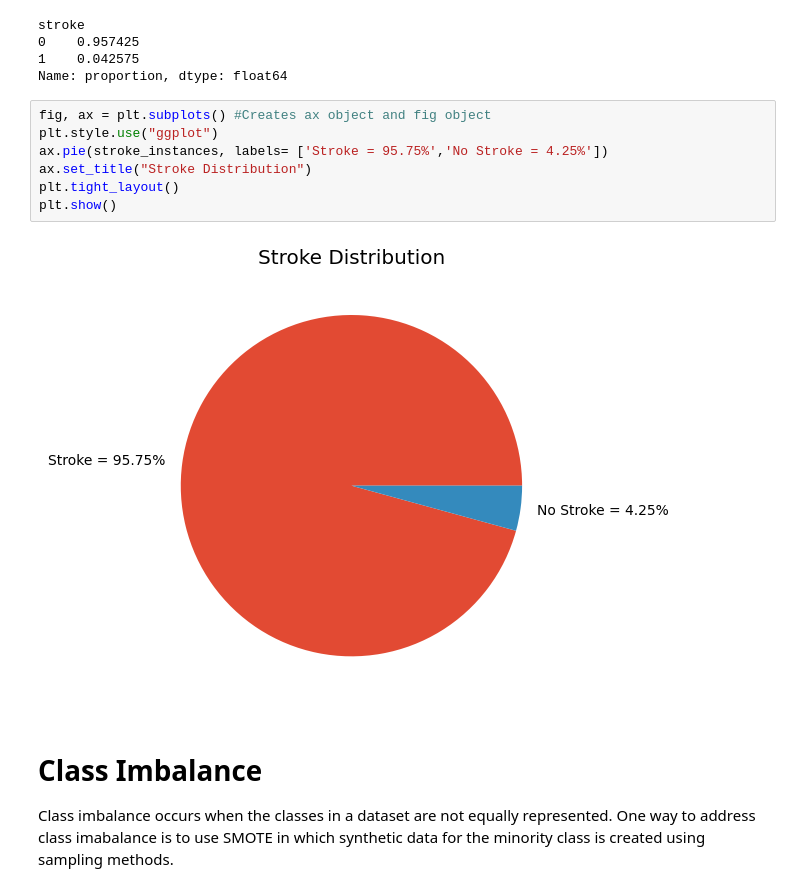
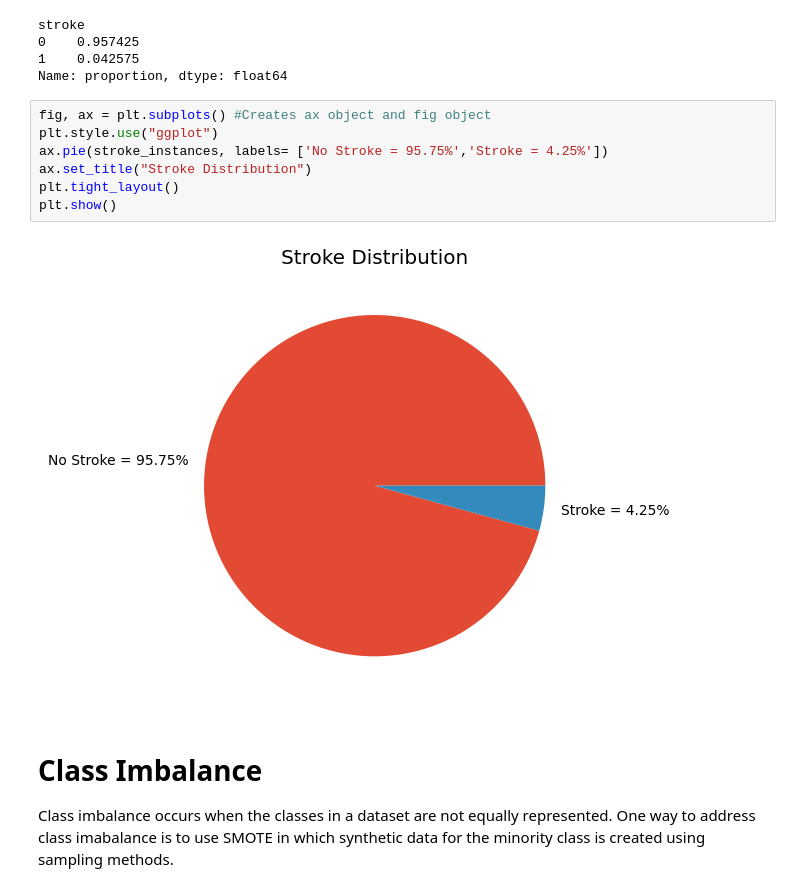
Before and after one commit to DipunMohapatra/Benchmarking-Different-Supervised-ML-Models-for-Stroke-Prediction, a Jupyter notebook: Stroke Prediction.ipynb, the cells around one changed output. Drawn from its saved outputs; the diff is of its cells as text.

```diff
--- a/Stroke Prediction.ipynb
+++ b/Stroke Prediction.ipynb
@@ -153,12 +153,12 @@ Name: proportion, dtype: float64
 # %%
 fig, ax = plt.subplots() #Creates ax object and fig object
 plt.style.use("ggplot")
-ax.pie(stroke_instances, labels= ['Stroke = 95.75%','No Stroke = 4.25%'])
+ax.pie(stroke_instances, labels= ['No Stroke = 95.75%','Stroke = 4.25%'])
 ax.set_title("Stroke Distribution")
 plt.tight_layout()
 plt.show()
 # %% [output]
-[figure, old version]
+[figure, new version]
 # %% [markdown]
 # Class Imbalance
 Class imbalance occurs when the classes in a dataset are not equally represented. One way to address class imabalance is to use SMOTE in which synthetic data for the minority class is created using sampling methods.
```
